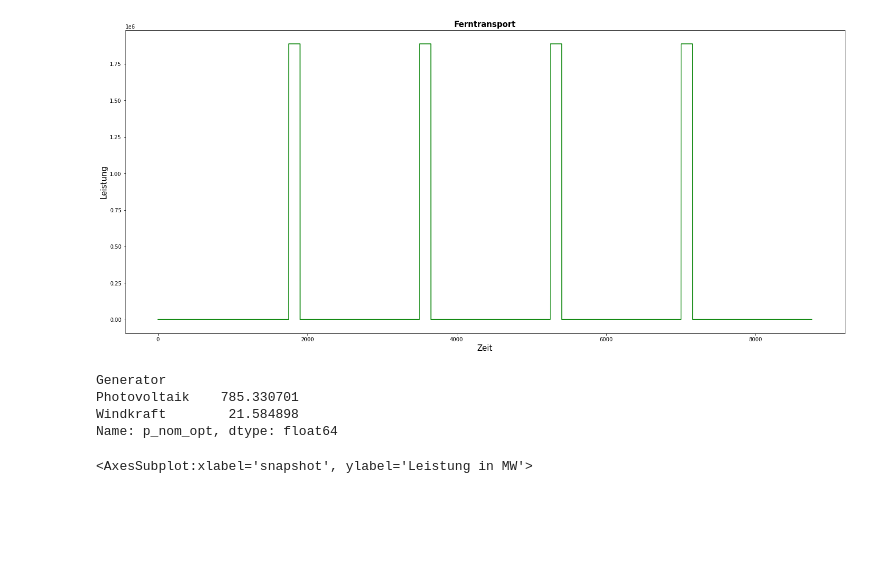
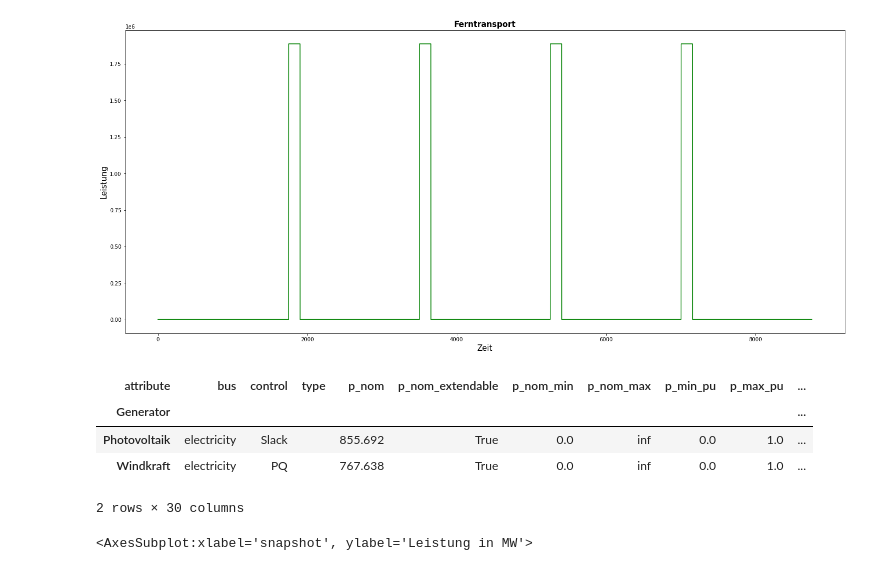
Before and after one commit to cgipser/DWE, a Jupyter notebook: Projektarbeit_CG.ipynb, the cells around one changed output. Saved outputs shown, nothing was run; the diff lists cells and outputs as text; code cells hidden in the pictures; blank space fills up the shorter version.

```diff
--- a/Projektarbeit_CG.ipynb
+++ b/Projektarbeit_CG.ipynb
@@ -336,12 +338,13 @@ Jahresverlauf('Ferntransport',dataset_df.index, dataset_df['Kapazität_Schiff'],
 # %% [output]
 [figure]
 # %%
-network.generators.p_nom_opt
+network.generators#.p_nom_opt
 # %% [output]
+| attribute | bus | control | type | p_nom | p_nom_extendable | p_nom_min | p_nom_max | p_min_pu | p_max_pu | ... |
+| Generator |  |  |  |  |  |  |  |  |  | ... |
+| Photovoltaik | electricity | Slack |  | 855.692 | True | 0.0 | inf | 0.0 | 1.0 | ... |
+| Windkraft | electricity | PQ |  | 767.638 | True | 0.0 | inf | 0.0 | 1.0 | ... |
-Generator
-Photovoltaik    785.330701
-Windkraft        21.584898
-Name: p_nom_opt, dtype: float64
+2 rows × 30 columns
 # %%
 (network.generators_t.p).plot(figsize = (15,8), ylabel = 'Leistung in MW')
 # %% [output]
```
Also changed, not shown: parts of 18 cells of this notebook, 2 other files.
